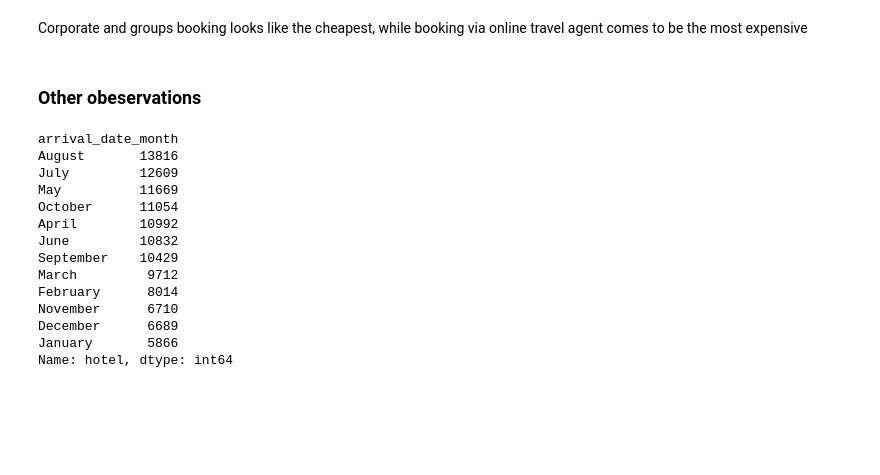
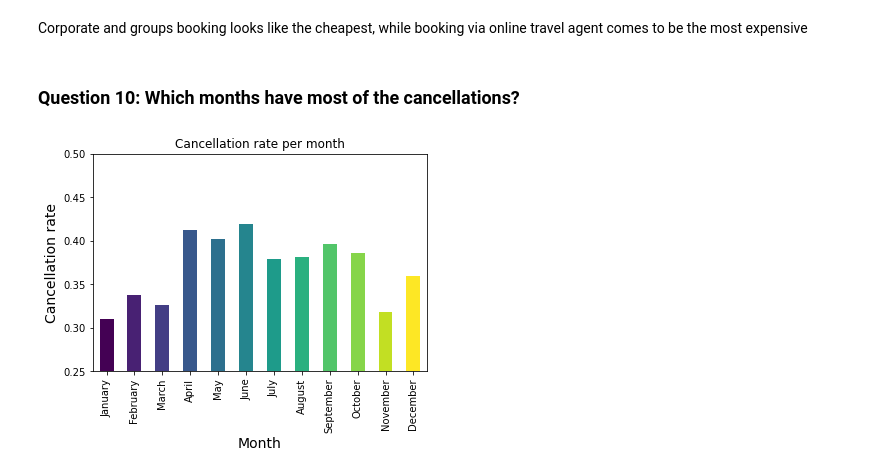
Before and after one commit to DIANASTI/hotel_bookings, a Jupyter notebook: Hotel_Bookings.ipynb, the cells around one changed output. Saved outputs shown, nothing was run; the diff lists cells and outputs as text; code cells hidden in the pictures; blank space fills up the shorter version.

```diff
--- a/Hotel_Bookings.ipynb
+++ b/Hotel_Bookings.ipynb
@@ -287,23 +384,27 @@ plt.show()
 # %% [markdown]
 Corporate and groups booking looks like the cheapest, while booking via online travel agent comes to be the most expensive
 # %% [markdown]
-### Other obeservations
+### Question 10: Which months have most of the cancellations?
 # %%
-# number of cancellation per month, which month is more likely to have most of cancellation, does it depend on nr of bookings
-df.groupby(['arrival_date_month'])['is_canceled'].mean().sort_values(ascending=False)
-df.groupby(['arrival_date_month'])['hotel'].count().sort_values(ascending=False)
+# number of cancellation per month, which month is more likely to have most of cancellation
+
+# Average rate per month
+new_order = ['January', 'February', 'March', 'April', 'May', 'June', 'July', 'August', 'September', 'October', 'November', 'December']
+
+df_tmp2 = df.groupby(['arrival_date_month'])['is_canceled'].mean().sort_values(ascending=False)
+df_tmp2 = df_tmp2.reindex(new_order, axis=0)
+
+# Make a list by cycling through the colors you care about
+# to match the length of your data.
+cmap = plt.get_cmap('viridis')
+indices = np.linspace(0, cmap.N, 12)
+my_colors = [cmap(int(i)) for i in indices]
+
+df_tmp2.plot(kind='bar',stacked=True,color=my_colors,ylim=(.25,.5));
+
+plt.ylabel('Cancellation rate', fontsize=14)
+plt.xlabel('Month', fontsize=14)
+plt.title("Cancellation rate per month");
+plt.show()
 # %% [output]
-arrival_date_month
-August       13816
-July         12609
-May          11669
-October      11054
-April        10992
-June         10832
-September    10429
-March         9712
-February      8014
-November      6710
-December      6689
-January       5866
-Name: hotel, dtype: int64
+[figure, added]
```
Also changed, not shown: parts of 50 cells of this notebook.
